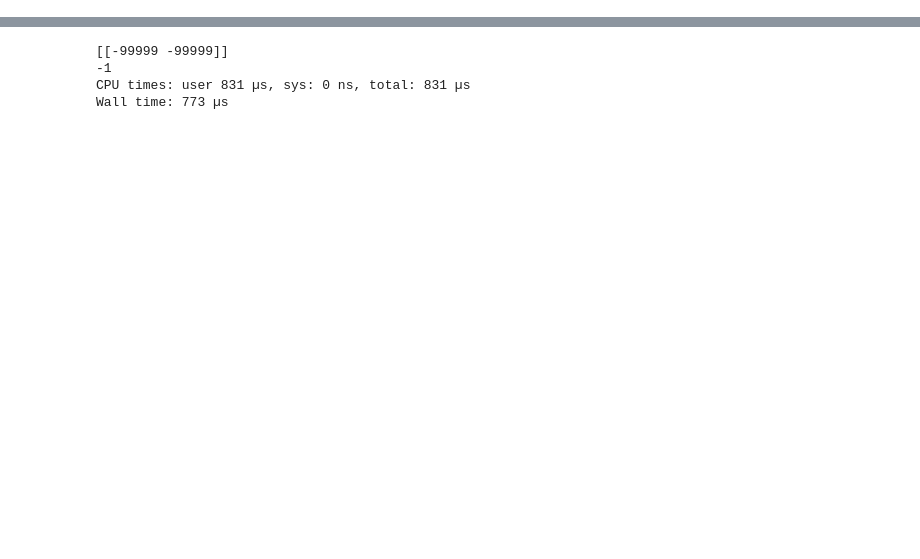
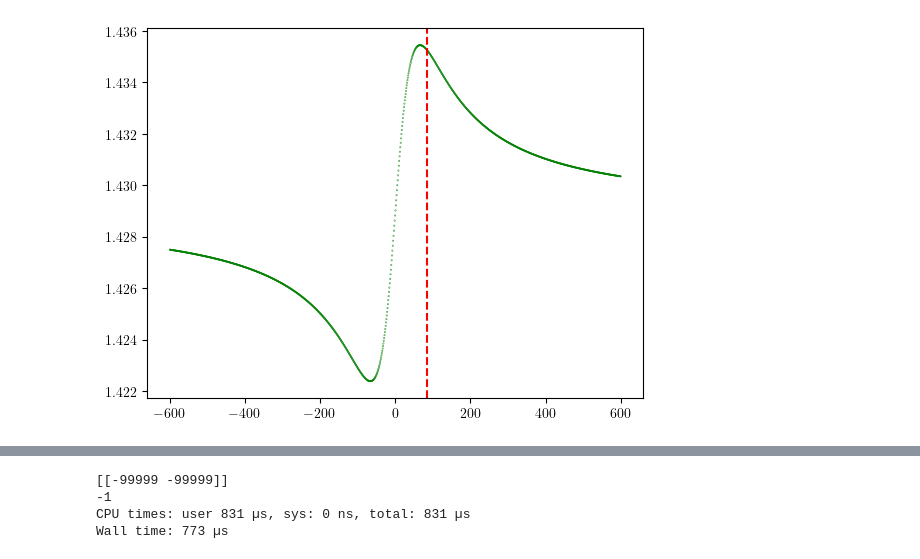
Before and after one commit to SiangYuan-Lin/Bell-Inequality-study, a Jupyter notebook: Neutrino_weighting.ipynb, the cells around one changed output, grey strips where cells are left out. Drawn from its saved outputs; the diff is of its cells as text; code cells hidden in the pictures; blank space fills up the shorter version.

```diff
--- a/Neutrino_weighting.ipynb
+++ b/Neutrino_weighting.ipynb
@@ -0,0 +821,7 @@
+# %%
+
+plt.scatter(Pz_diNu[R],weights*(my_function(eta_diNu_est,2,eta_mean*1.05,eta_std*0.99)),s=0.1,facecolors='None',edgecolor='g') # reweight according to deviation from lepton pseudorapidity
+plt.axvline(PT_miss[0]*np.sinh(eta_mean),ls='dashed',c='r')
+plt.show()
+# %% [output]
+[figure, added]
```
Also changed, not shown: parts of 85 cells of this notebook, 10 other files.
